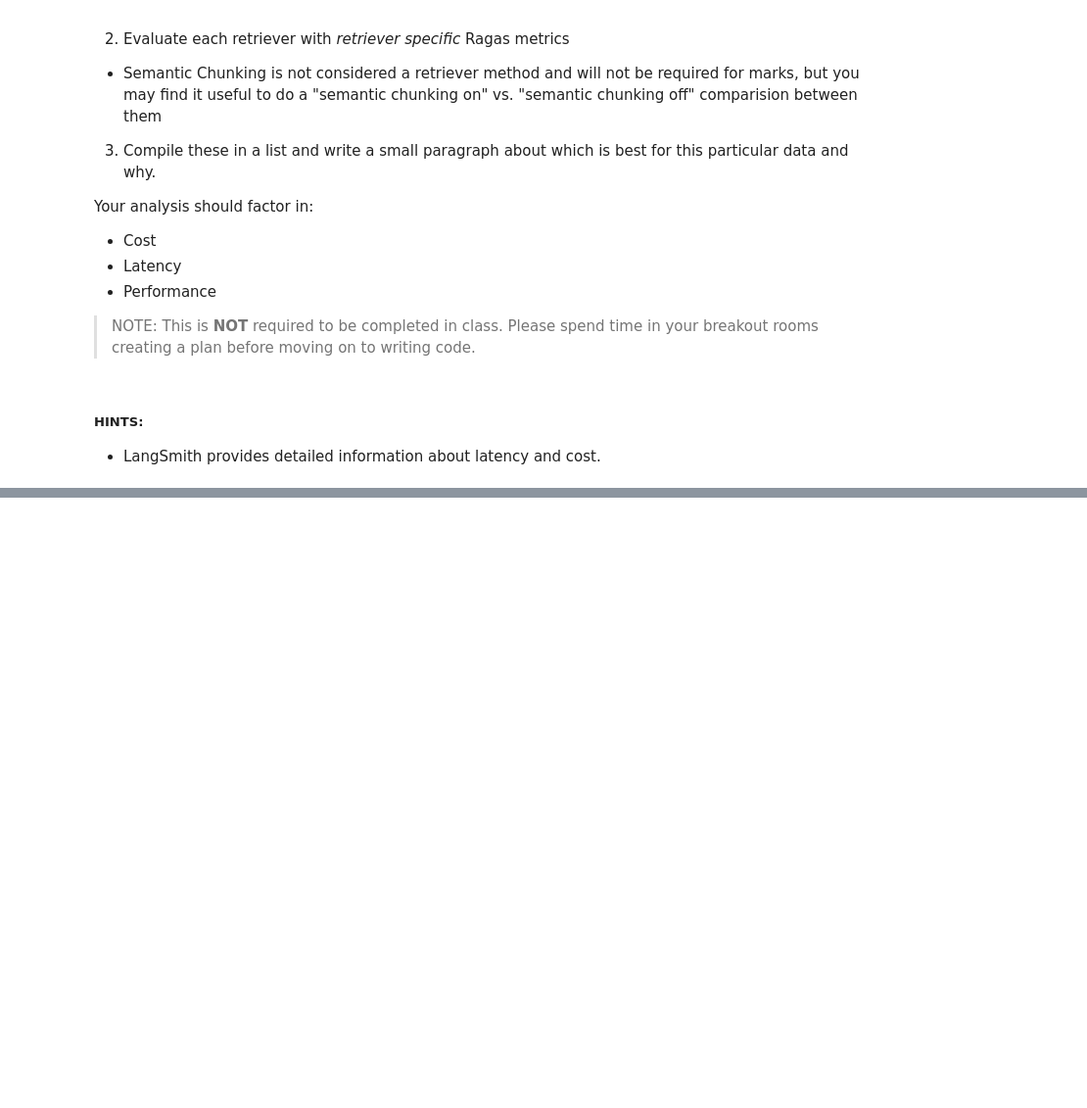
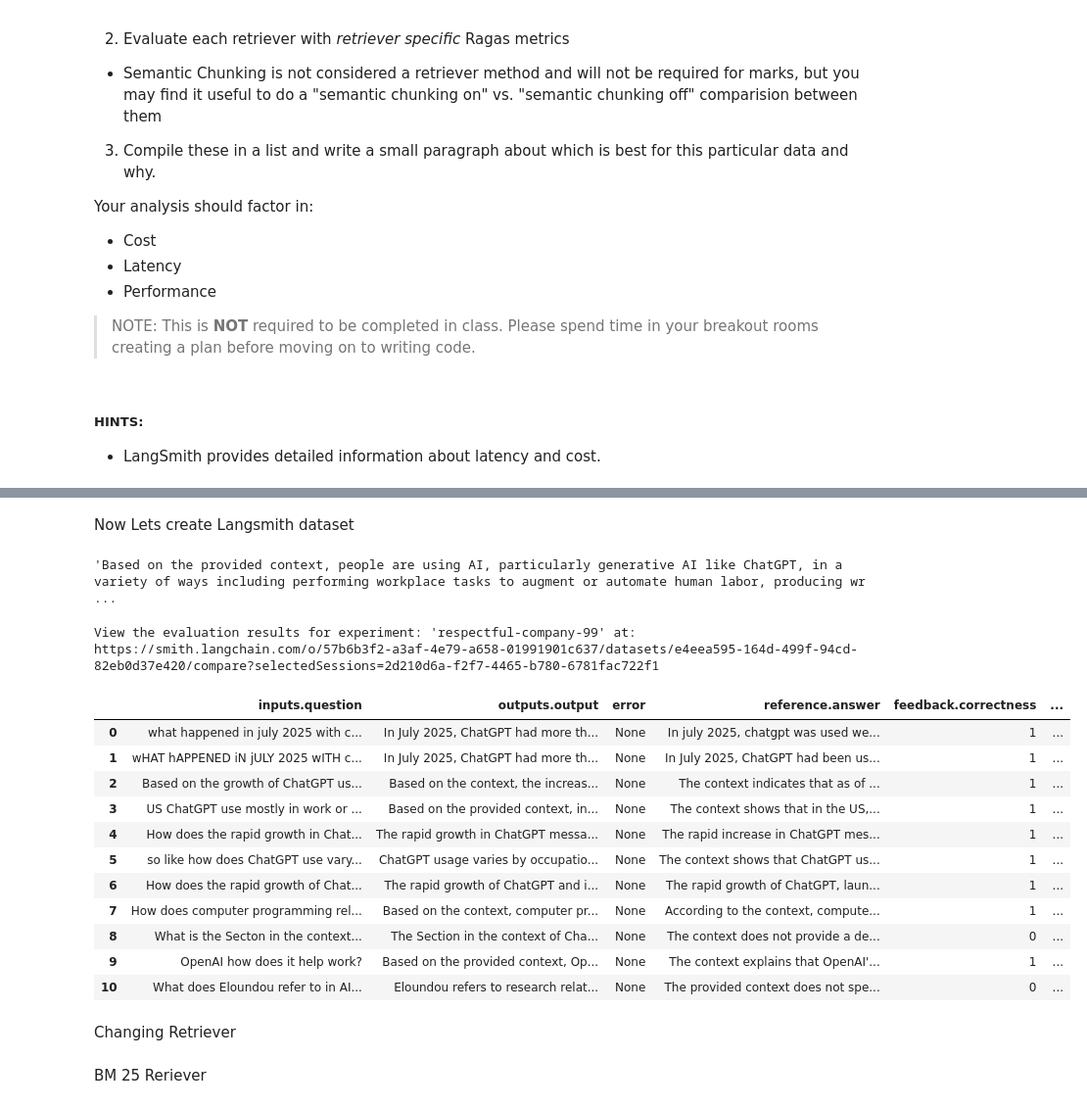
Before and after one commit to bakshidwarak/AIE8, a Jupyter notebook: 09_Advanced_Retrieval/Advanced_Retrieval_with_LangChain_Assignment.ipynb, the cells around one changed output, grey strips where cells are left out. Shown: that part at 98% size. Cells and saved outputs as stored; diff of their text form; code cells hidden in the pictures; blank space fills up the shorter version.

```diff
--- a/09_Advanced_Retrieval/Advanced_Retrieval_with_LangChain_Assignment.ipynb
+++ b/09_Advanced_Retrieval/Advanced_Retrieval_with_LangChain_Assignment.ipynb
@@ -540,0 +673,2 @@ Your analysis should factor in:
+# %% [markdown]
+Now Lets create Langsmith dataset
@@ -540,0 +767,68 @@ Your analysis should factor in:
+# %%
+rag_chain.invoke({"question" : "What are people doing with AI these days?"})
+# %% [output]
+'Based on the provided context, people are using AI, particularly generative AI like ChatGPT, in a variety of ways including performing workplace tasks to augment or automate human labor, producing wr ...
+# %%
+eval_llm = ChatOpenAI(model="gpt-4.1")
+# %%
+from langsmith.evaluation import LangChainStringEvaluator, evaluate
+
+qa_evaluator = LangChainStringEvaluator("qa", config={"llm" : eval_llm})
+
+labeled_helpfulness_evaluator = LangChainStringEvaluator(
+    "labeled_criteria",
+    config={
+        "criteria": {
+            "helpfulness": (
+                "Is this submission helpful to the user,"
+                " taking into account the correct reference answer?"
+            )
+        },
+        "llm" : eval_llm
+    },
+    prepare_data=lambda run, example: {
+        "prediction": run.outputs["output"],
+        "reference": example.outputs["answer"],
+        "input": example.inputs["question"],
+    }
+)
+
+dopeness_evaluator = LangChainStringEvaluator(
+    "criteria",
+    config={
+        "criteria": {
+            "dopeness": "Is this response dope, lit, cool, or is it just a generic response?",
+        },
+        "llm" : eval_llm
+    }
+)
+# %%
+evaluate(
+    rag_chain.invoke,
+    data=dataset_name,
+    evaluators=[
+        qa_evaluator,
+        labeled_helpfulness_evaluator,
+        dopeness_evaluator
+    ],
+    metadata={"revision_id": "default_chain_init"},
+)
+# %% [output]
+View the evaluation results for experiment: 'respectful-company-99' at:
+https://smith.langchain.com/o/57b6b3f2-a3af-4e79-a658-01991901c637/datasets/e4eea595-164d-499f-94cd-82eb0d37e420/compare?selectedSessions=2d210d6a-f2f7-4465-b780-6781fac722f1
+|  | inputs.question | outputs.output | error | reference.answer | feedback.correctness | ... |
+| 0 | what happened in july 2025 with c... | In July 2025, ChatGPT had more th... | None | In july 2025, chatgpt was used we... | 1 | ... |
+| 1 | wHAT hAPPENED iN jULY 2025 wITH c... | In July 2025, ChatGPT had more th... | None | In July 2025, ChatGPT had been us... | 1 | ... |
+| 2 | Based on the growth of ChatGPT us... | Based on the context, the increas... | None | The context indicates that as of ... | 1 | ... |
+| 3 | US ChatGPT use mostly in work or ... | Based on the provided context, in... | None | The context shows that in the US,... | 1 | ... |
+| 4 | How does the rapid growth in Chat... | The rapid growth in ChatGPT messa... | None | The rapid increase in ChatGPT mes... | 1 | ... |
+| 5 | so like how does ChatGPT use vary... | ChatGPT usage varies by occupatio... | None | The context shows that ChatGPT us... | 1 | ... |
+| 6 | How does the rapid growth of Chat... | The rapid growth of ChatGPT and i... | None | The rapid growth of ChatGPT, laun... | 1 | ... |
+| 7 | How does computer programming rel... | Based on the context, computer pr... | None | According to the context, compute... | 1 | ... |
+| 8 | What is the Secton in the context... | The Section in the context of Cha... | None | The context does not provide a de... | 0 | ... |
+| 9 | OpenAI how does it help work? | Based on the provided context, Op... | None | The context explains that OpenAI'... | 1 | ... |
+| 10 | What does Eloundou refer to in AI... | Eloundou refers to research relat... | None | The provided context does not spe... | 0 | ... |
+# %% [markdown]
+Changing Retriever
+# %% [markdown]
+BM 25 Reriever
```
Also changed, not shown: parts of 44 cells of this notebook, 1 other file.
